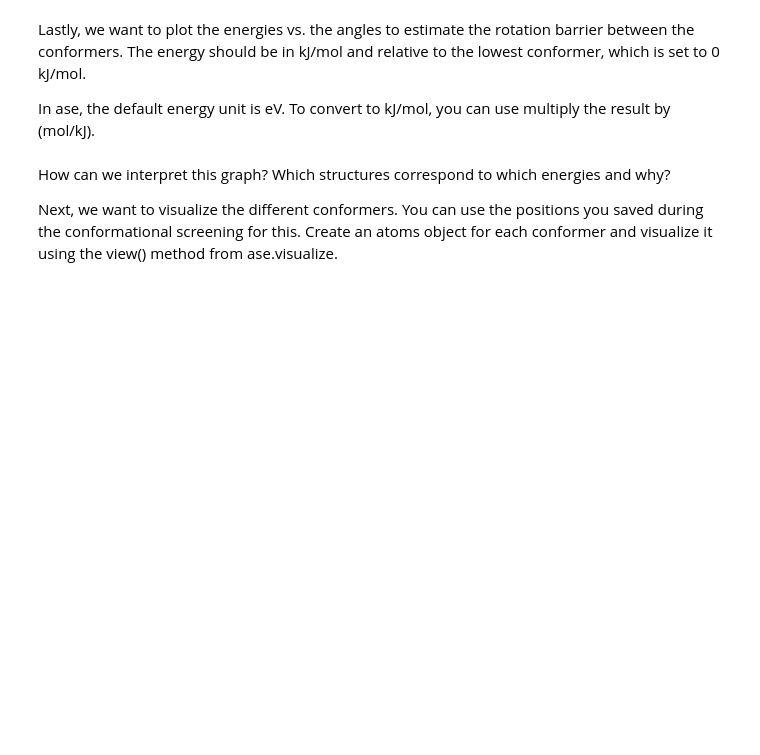
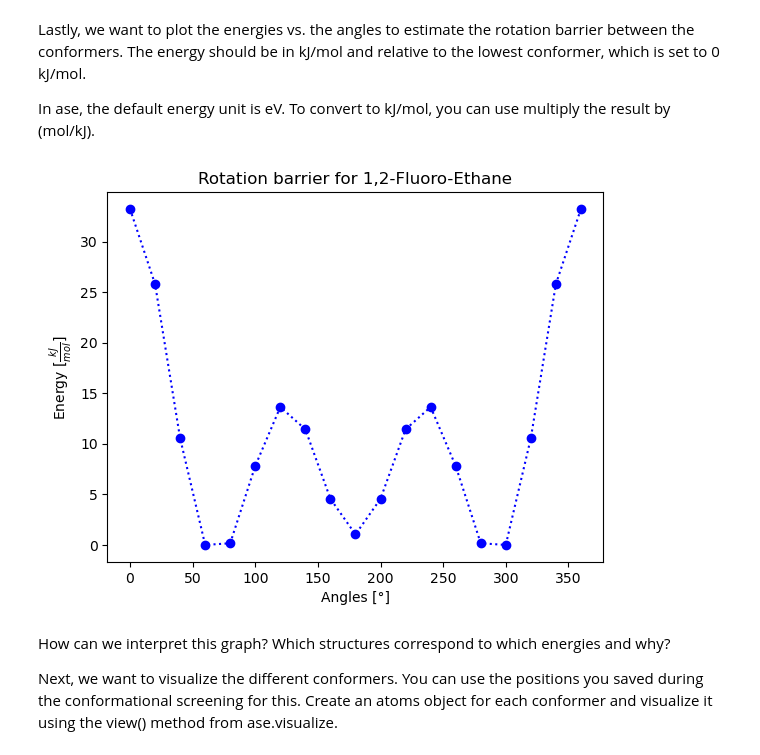
Before and after one commit to JulianBruegger996/Compchem, a Jupyter notebook: 3/day3_rotation_barrier.ipynb, the cells around one changed output. Saved outputs shown, nothing was run; the diff lists cells and outputs as text; code cells hidden in the pictures; blank space fills up the shorter version.

Commit message:
2-Fluoroethane

```diff
--- a/3/day3_rotation_barrier.ipynb
+++ b/3/day3_rotation_barrier.ipynb
@@ -46,6 +87,7 @@ Now, we want to rotate the molecule around the C-C bond. We will write a for loo
 Now, we want to find the rotation barrier for ta torsion around the C-C axis of the molecule. Therefore, we will rotate around the bond in intervals of 20° and perform a single point calculation for each geometry while rotating around the C-C axis. Don't forget so save your results in a dict, array, or any other method.
 # %%
 # array of angles to scan
+angles = np.arange(-180, 181, 20)
 # %% [markdown]
 Find the indices of the atoms that are involved in the rotation and use these indices to print the current rotation. You can use the get_dihedral() method.
 
@@ -53,7 +95,8 @@ Each atom of the CH3 group needs to be rotated individually.
 # %%
 # define atoms involved in the rotation
+involved_atoms = (5, 6, 7)
 
 # Example
-# angle_fethaneF = (6,0,3,7)
+# angle_fethaneF = (2,0,1,7)
 # ini_fethaneF = fethane.get_dihedral(*angle_fethaneF)
 # print("angle F-C-C-F:  ", ini_fethaneF)
@@ -66,18 +109,22 @@ angle F-C-C-H2:  62.04750593813918
 Make a for loop, that loops over the different angles and performs the single point calculation for each geometry. Don't forget to save your results in a dict, array, or any other method.
 # %%
 # make an array to store energies using np.zeros(). Make a list to store the positions of the atoms for each angle using [].
-# TODO write code
+energies = np.empty(len(angles))
+positions = []
 
 # create an atoms object by copying the optimized structure (use molecule.copy()) and set the calculator to ASEMolpro with the same settings as before.
-# TODO write code
+fluoro_ethane_copy = fluoro_ethane.copy()
+fluoro_ethane_copy.calc = ASEMolpro(ansatz='PBE/def2-SVP', density_fitting=True)
+ini_angles = [fluoro_ethane_copy.get_dihedral(2, 0, 1, atom) for atom in involved_atoms]
 
 for idx, a in enumerate(angles):
 
     # print current angle to check how far the program is
-    print(f"Setting torsion angle to {round(ini_angle+a,2)}°")
+    print(f"Setting torsion angle to {round(ini_angles[2]+a,2)}°")
 
-    # set the dihedral angle to the new value by using the set_dihedral(*angle_fethaneF, new_angle) method. Don't forget to add the initial angle to the current angle in the loop.
-    # TODO write code
+    for i, atom in enumerate(involved_atoms):
+        fluoro_ethane_copy.set_dihedral(2, 0, 1, atom, ini_angles[i] + a)
 
     # save the energy and positions for each angle in the arrays and list you created before. You can use the get_potential_energy() and get_positions() methods to get the energy and positions. You can also use the get_dihedral() method to print the current angle.
-    # TODO write code
+    energies[idx] = fluoro_ethane_copy.get_potential_energy()
+    positions.append(fluoro_ethane_copy.get_positions())
@@ -87,17 +154,24 @@ Lastly, we want to plot the energies vs. the angles to estimate the rotation bar
 In ase, the default energy unit is eV. To convert to kJ/mol, you can use multiply the result by (mol/kJ).
 # %%
 # make an array containing the relative energies.
+energies *= mol/kJ
+energies -= min(energies)
+
+# Add initial angle
+corrected_angles = [a + ini_angles[2] for a in angles]
 # %%
 # plot the relative energies vs the angles.
-plt.scatter(angles, energies, marker='o', linestyle='-', color='b')
+plt.plot(corrected_angles, energies, marker='o', linestyle=':', color='b')
 
 # Add labels and title
-plt.xlabel('TODO')
-plt.ylabel('TODO')
-plt.title('TODO')
+plt.xlabel('Angles [°]')
+plt.ylabel(r'Energy [$\frac{kJ}{mol}$]')
+plt.title('Rotation barrier for 1,2-Fluoro-Ethane')
 
 # Show the plot
 plt.show()
+# %% [output]
+[figure, added]
 # %% [markdown]
 How can we interpret this graph? Which structures correspond to which energies and why?
 
```
Also changed, not shown: parts of 12 cells of this notebook, 4 other files.
